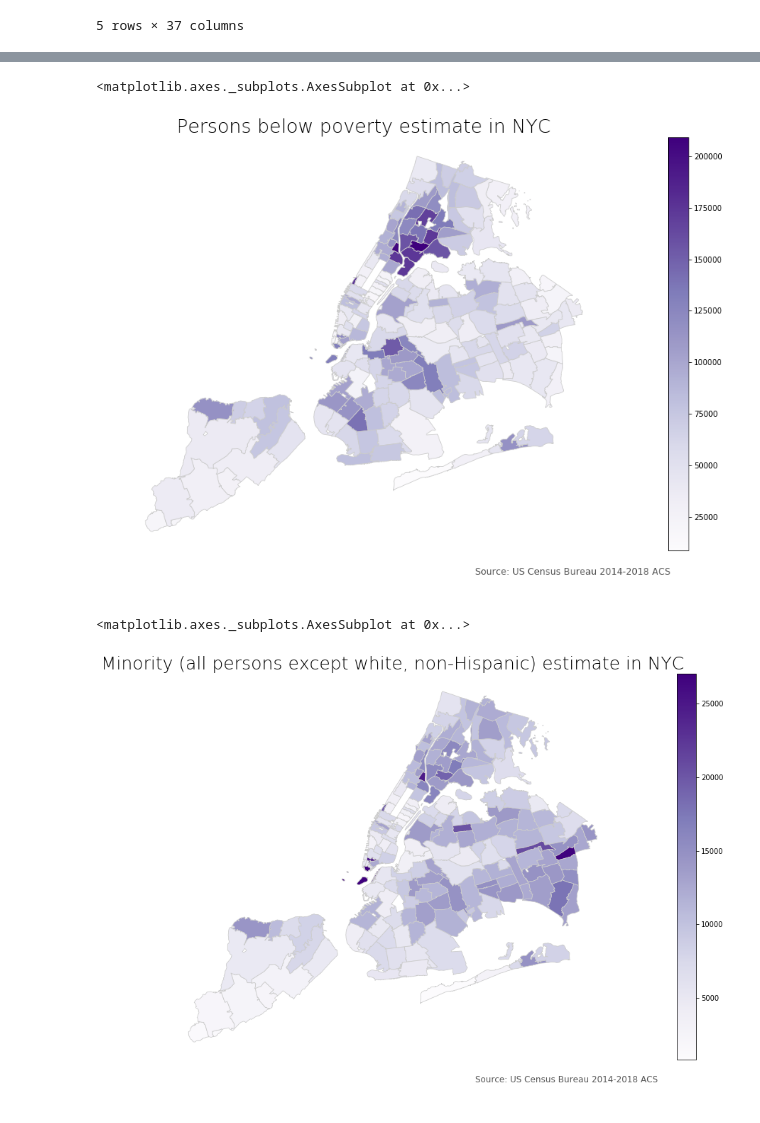
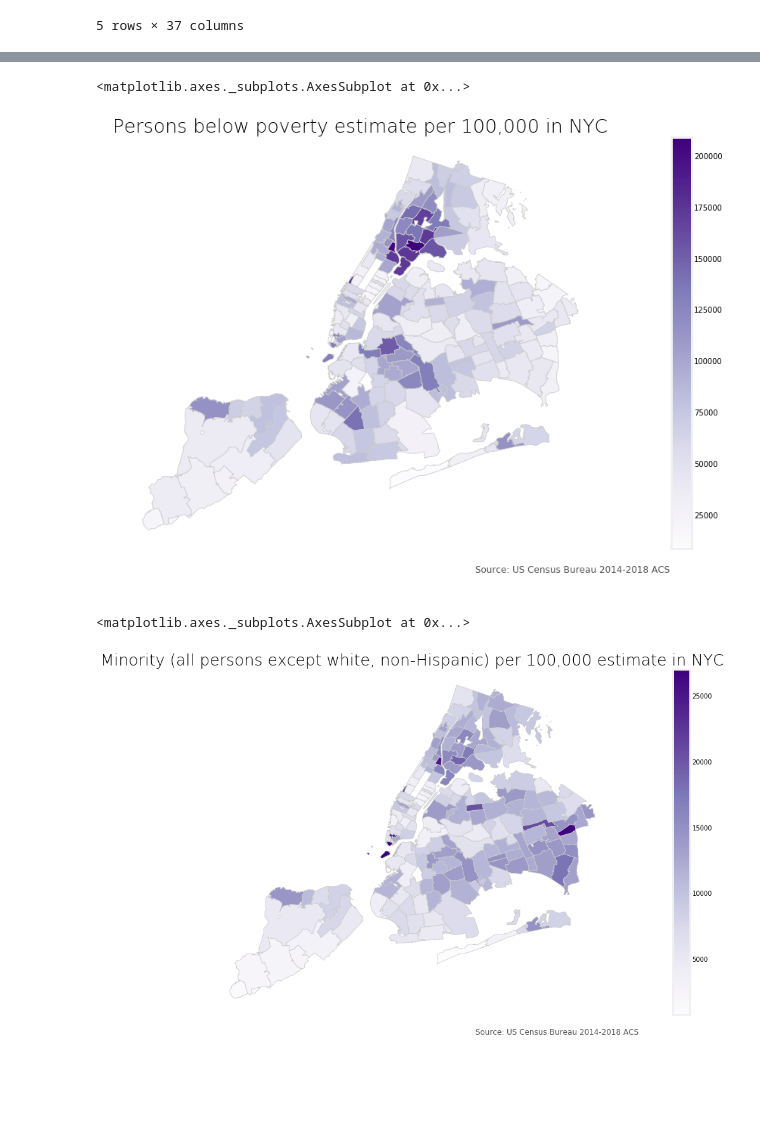
Before and after one commit to LilyTruong2291/COVID19-in-NYC, a Jupyter notebook: data_eda.ipynb, the cells around one changed output, grey strips where cells are left out. Drawn from its saved outputs; the diff is of its cells as text; code cells hidden in the pictures; blank space fills up the shorter version.

```diff
--- a/data_eda.ipynb
+++ b/data_eda.ipynb
@@ -24,6 +25,7 @@ import numpy as np
 import pandas as pd
 from pandas import DataFrame, Series
 import matplotlib.pyplot as plt
+plt.style.use('fivethirtyeight')
 import seaborn as sns
 import geopandas as gpd
 
@@ -170,6 +238,6 @@ merged.plot(column=variable, cmap='Reds', linewidth=0.8, ax=ax, edgecolor='0.8')
 # %%
 # set the value column that will be visualised
-variable = 'E_POV_rate'
+variable = 'e_pov_rate'
 # set the range for the choropleth values
 vmin, vmax = 8700, 209117
 # create figure and axes for Matplotlib
@@ -177,7 +245,7 @@ fig, ax = plt.subplots(1, figsize=(30, 10))
 # remove the axis
 ax.axis('off')
 # add a title and annotation
-ax.set_title('Persons below poverty estimate in NYC', fontdict={'fontsize': '25', 'fontweight' : '3'})
+ax.set_title('Persons below poverty estimate per 100,000 in NYC', fontdict={'fontsize': '25', 'fontweight' : '3'})
 ax.annotate('Source: US Census Bureau 2014-2018 ACS', xy=(0.6, .05), xycoords='figure fraction', fontsize=12, color='#555555')
 # Create colorbar legend
 sm = plt.cm.ScalarMappable(cmap='Purples', norm=plt.Normalize(vmin=vmin, vmax=vmax))
@@ -189,29 +257,29 @@ fig.colorbar(sm)
 merged.plot(column=variable, cmap='Purples', linewidth=0.8, ax=ax, edgecolor='0.8')
 # %% [output]
 <matplotlib.axes._subplots.AxesSubplot at 0x...>
-[figure, old version]
+[figure, new version]
 # %%
 # set the value column that will be visualised
-variable = 'E_MINRTY_rate'
+variable = 'e_minrty_rate'
 # set the range for the choropleth values
 vmin, vmax = 838, 27000
 # create figure and axes for Matplotlib
 fig, ax = plt.subplots(1, figsize=(30, 10))
 # remove the axis
 ax.axis('off')
 # add a title and annotation
-ax.set_title('Minority (all persons except white, non-Hispanic) estimate in NYC', fontdict={'fontsize': '25', 'fontweight' : '3'})
+ax.set_title('Minority (all persons except white, non-Hispanic) per 100,000 estimate in NYC', fontdict={'fontsize': '25', 'fontweight' : '3'})
 ax.annotate('Source: US Census Bureau 2014-2018 ACS', xy=(0.6, .05), xycoords='figure fraction', fontsize=12, color='#555555')
 # Create colorbar legend
 sm = plt.cm.ScalarMappable(cmap='Purples', norm=plt.Normalize(vmin=vmin, vmax=vmax))
 # empty array for the data range
 sm.set_array([]) # or alternatively sm._A = []. Not sure why this step is necessary, but many recommends it
 # add the colorbar to the figure
 fig.colorbar(sm)
 # create map
 merged.plot(column=variable, cmap='Purples', linewidth=0.8, ax=ax, edgecolor='0.8')
 # %% [output]
 <matplotlib.axes._subplots.AxesSubplot at 0x...>
-[figure, old version]
+[figure, new version]
 # %%
 # set the value column that will be visualised
```
Also changed, not shown: parts of 17 cells of this notebook.
